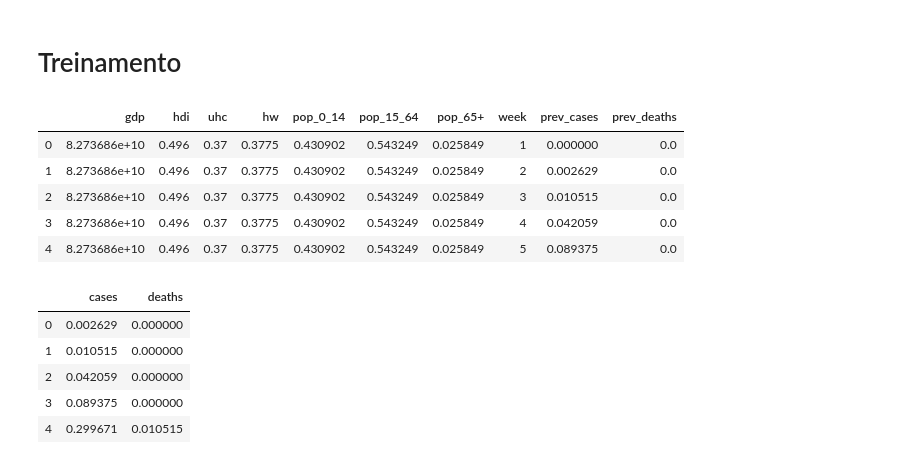
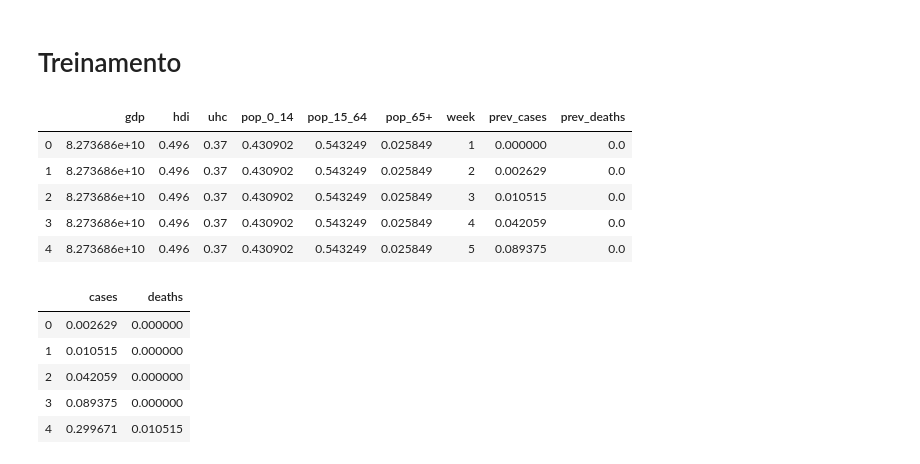
Before and after one commit to lucianowitt/covid-19, a Jupyter notebook: TCC_SVR.ipynb, the cells around one changed output. Saved outputs shown, nothing was run; the diff lists cells and outputs as text; code cells hidden in the pictures.

```diff
--- a/TCC_SVR.ipynb
+++ b/TCC_SVR.ipynb
@@ -18,15 +27,15 @@ with sns.axes_style("white"):
 # %% [markdown]
 # Treinamento
 # %%
-X = df_final[['gdp','hdi','uhc','hw','pop_0_14','pop_15_64','pop_65+','week','prev_cases','prev_deaths']]
+X = df_final[['gdp','hdi','uhc','pop_0_14','pop_15_64','pop_65+','week','prev_cases','prev_deaths']]
 X.head()
 # %% [output]
-|  | gdp | hdi | uhc | hw | pop_0_14 | pop_15_64 | pop_65+ | week | prev_cases | prev_deaths |
-| 0 | 8.273686e+10 | 0.496 | 0.37 | 0.3775 | 0.430902 | 0.543249 | 0.025849 | 1 | 0.000000 | 0.0 |
-| 1 | 8.273686e+10 | 0.496 | 0.37 | 0.3775 | 0.430902 | 0.543249 | 0.025849 | 2 | 0.002629 | 0.0 |
-| 2 | 8.273686e+10 | 0.496 | 0.37 | 0.3775 | 0.430902 | 0.543249 | 0.025849 | 3 | 0.010515 | 0.0 |
-| 3 | 8.273686e+10 | 0.496 | 0.37 | 0.3775 | 0.430902 | 0.543249 | 0.025849 | 4 | 0.042059 | 0.0 |
-| 4 | 8.273686e+10 | 0.496 | 0.37 | 0.3775 | 0.430902 | 0.543249 | 0.025849 | 5 | 0.089375 | 0.0 |
+|  | gdp | hdi | uhc | pop_0_14 | pop_15_64 | pop_65+ | week | prev_cases | prev_deaths |
+| 0 | 8.273686e+10 | 0.496 | 0.37 | 0.430902 | 0.543249 | 0.025849 | 1 | 0.000000 | 0.0 |
+| 1 | 8.273686e+10 | 0.496 | 0.37 | 0.430902 | 0.543249 | 0.025849 | 2 | 0.002629 | 0.0 |
+| 2 | 8.273686e+10 | 0.496 | 0.37 | 0.430902 | 0.543249 | 0.025849 | 3 | 0.010515 | 0.0 |
+| 3 | 8.273686e+10 | 0.496 | 0.37 | 0.430902 | 0.543249 | 0.025849 | 4 | 0.042059 | 0.0 |
+| 4 | 8.273686e+10 | 0.496 | 0.37 | 0.430902 | 0.543249 | 0.025849 | 5 | 0.089375 | 0.0 |
 # %%
 y = df_final[['cases','deaths']]
 y.head()
```
Also changed, not shown: parts of 16 cells of this notebook.
